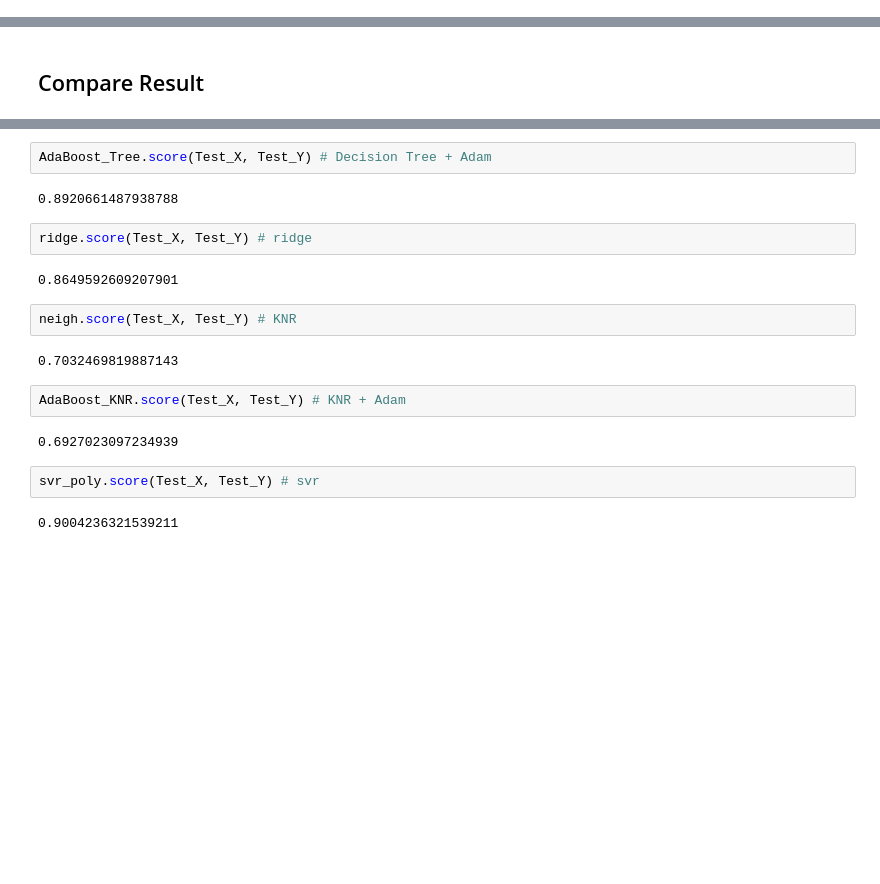
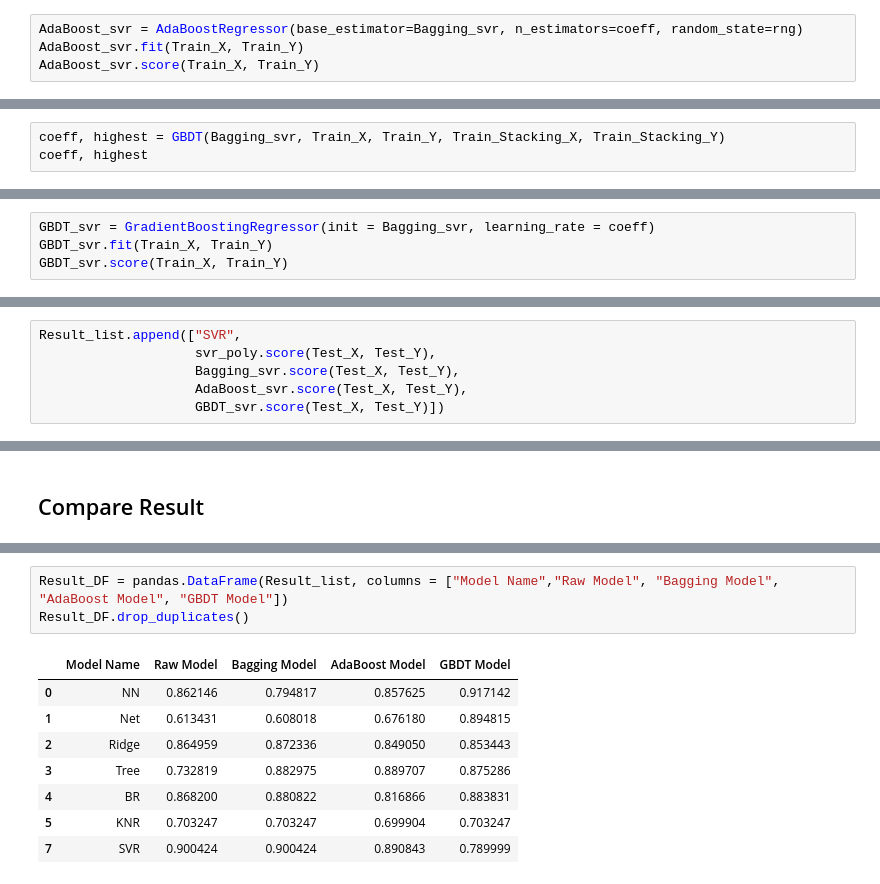
Before and after one commit to peteryph/Kaggle-House-price-dataset-analysis, a Jupyter notebook: Housing Price.ipynb, the cells around one changed output, grey strips where cells are left out. Cells and saved outputs as stored; diff of their text form; blank space fills up the shorter version.

Commit message:
Add Boosting, Bagging, GBDT to all models, export trained models, combine table result, start xgboost

```diff
--- a/Housing Price.ipynb
+++ b/Housing Price.ipynb
@@ -625,0 +924,4 @@ svr_poly.score(Test_X,Test_Y)
+# %%
+AdaBoost_svr = AdaBoostRegressor(base_estimator=Bagging_svr, n_estimators=coeff, random_state=rng)
+AdaBoost_svr.fit(Train_X, Train_Y)
+AdaBoost_svr.score(Train_X, Train_Y)
@@ -625,0 +934,3 @@ svr_poly.score(Test_X,Test_Y)
+# %%
+coeff, highest = GBDT(Bagging_svr, Train_X, Train_Y, Train_Stacking_X, Train_Stacking_Y)
+coeff, highest
@@ -625,0 +956,4 @@ svr_poly.score(Test_X,Test_Y)
+# %%
+GBDT_svr = GradientBoostingRegressor(init = Bagging_svr, learning_rate = coeff)
+GBDT_svr.fit(Train_X, Train_Y)
+GBDT_svr.score(Train_X, Train_Y)
@@ -625,0 +967,6 @@ svr_poly.score(Test_X,Test_Y)
+# %%
+Result_list.append(["SVR",
+                    svr_poly.score(Test_X, Test_Y),
+                    Bagging_svr.score(Test_X, Test_Y),
+                    AdaBoost_svr.score(Test_X, Test_Y),
+                    GBDT_svr.score(Test_X, Test_Y)])
@@ -758,23 +1092,15 @@ Tree.score(Test_X, Test_Y) # Decision Tree
-# %%
-AdaBoost_Tree.score(Test_X, Test_Y) # Decision Tree + Adam
-# %% [output]
-0.8920661487938788
-# %%
-ridge.score(Test_X, Test_Y) # ridge
-# %% [output]
-0.8649592609207901
-# %%
-neigh.score(Test_X, Test_Y) # KNR
-# %% [output]
-0.7032469819887143
-# %%
-AdaBoost_KNR.score(Test_X, Test_Y) # KNR + Adam
-# %% [output]
-0.6927023097234939
-# %%
-svr_poly.score(Test_X, Test_Y) # svr
-# %% [output]
-0.9004236321539211
+# %%
+Result_DF = pandas.DataFrame(Result_list, columns = ["Model Name","Raw Model", "Bagging Model", "AdaBoost Model", "GBDT Model"])
+Result_DF.drop_duplicates()
+# %% [output]
+|  | Model Name | Raw Model | Bagging Model | AdaBoost Model | GBDT Model |
+| 0 | NN | 0.862146 | 0.794817 | 0.857625 | 0.917142 |
+| 1 | Net | 0.613431 | 0.608018 | 0.676180 | 0.894815 |
+| 2 | Ridge | 0.864959 | 0.872336 | 0.849050 | 0.853443 |
+| 3 | Tree | 0.732819 | 0.882975 | 0.889707 | 0.875286 |
+| 4 | BR | 0.868200 | 0.880822 | 0.816866 | 0.883831 |
+| 5 | KNR | 0.703247 | 0.703247 | 0.699904 | 0.703247 |
+| 7 | SVR | 0.900424 | 0.900424 | 0.890843 | 0.789999 |
 # %%
 
 num = 50
```
Also changed, not shown: parts of 110 cells of this notebook, 27 other files.
